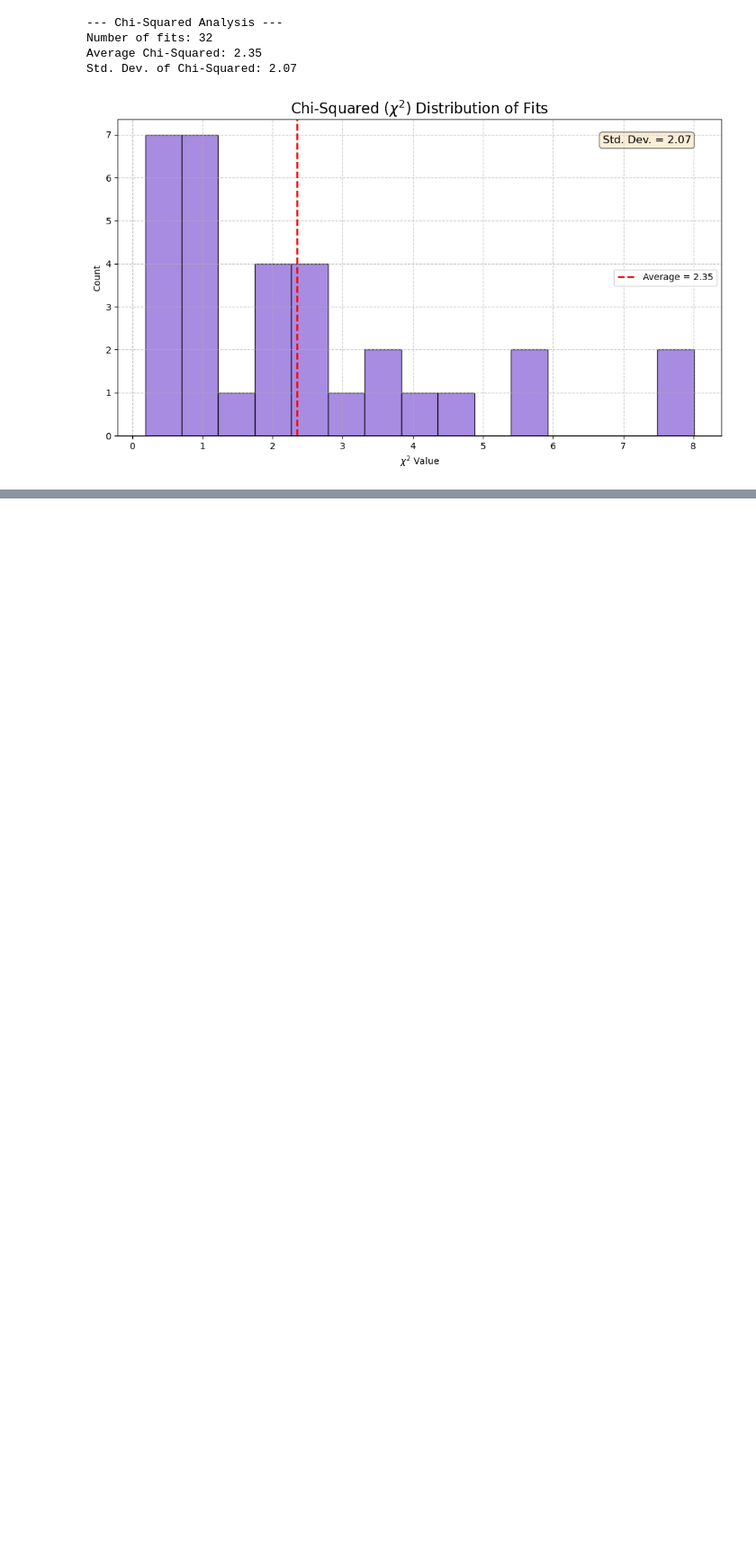
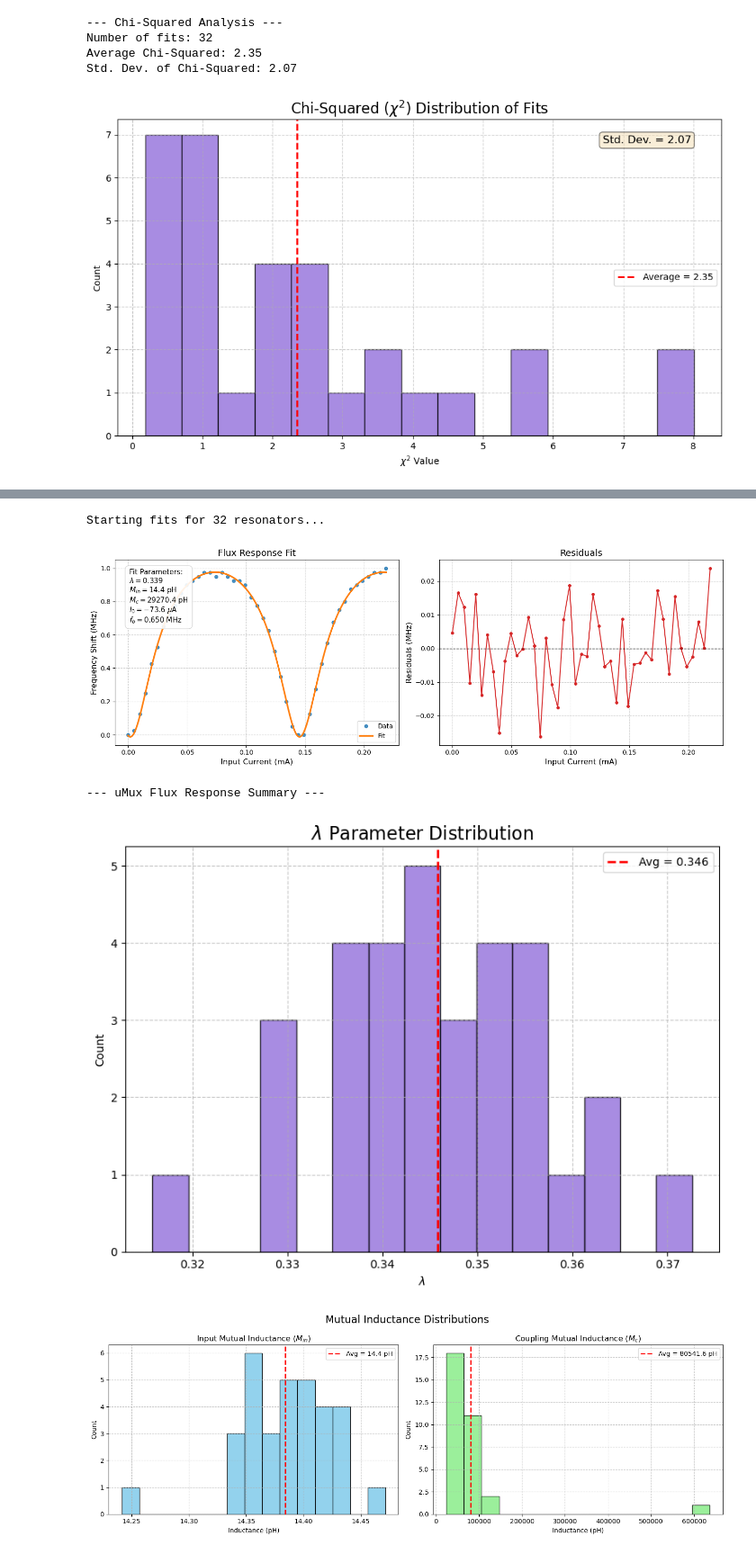
Before and after one commit to QTSF-Mines/Microwave-Multiplexing, a Jupyter notebook: resonator_fitting/NIST_resonators_Mines/NIST_umux.ipynb, the cells around one changed output, grey strips where cells are left out. Shown at 90% size. Saved outputs shown, nothing was run; the diff lists cells and outputs as text; code cells hidden in the pictures; blank space fills up the shorter version.

```diff
--- a/resonator_fitting/NIST_resonators_Mines/NIST_umux.ipynb
+++ b/resonator_fitting/NIST_resonators_Mines/NIST_umux.ipynb
@@ -187,0 +200,39 @@ Min = 1.4354760430553397e-11
+# %%
+# Assuming 'lf', 'ibias', and 'dfs' are already in your namespace
+# from your previous data loading cells.
+
+print(f"Starting fits for {len(dfs)} resonators...")
+
+# 1. Run the batch fitting and plotting routine
+I0fits, Minfits, Mcfits, fbfits, lambfits = fr.fit_all_flux_responses(
+    ibias=ibias,
+    freqs_2d=dfs,
+    lf=lf,
+    showplot=True,                   # Set to False if you just want to run the fits silently
+    filename='umux_flux',            # Base name for saved PDF/PNG plots
+    condensed_plots_ids=[0]          # Pass a list of indices (e.g., [0, 5, 10]) to see specific fits
+)
+
+print("\nFits complete. Saving data to disk...")
+
+# 2. Save the raw frequency response data
+np.savez('../../umux_modeling/LW_uMUX_src/source/data/measured_flux_response.npz',
+         ibias=ibias,
+         freqs=dfs)
+
+# 3. Save the extracted rf-SQUID parameters
+np.savez('../../umux_modeling/LW_uMUX_src/source/data/flux_response_params.npz',
+         ibias=ibias,
+         I0fits=I0fits,
+         Minfits=Minfits,
+         Mcfits=Mcfits,
+         fbfits=fbfits,
+         lambfits=lambfits)
+
+print("Data saved successfully.")
+# %% [output]
+Starting fits for 32 resonators...
+[figure, added]
+--- uMux Flux Response Summary ---
+[figure, added]
+[figure, added]
```
Also changed, not shown: parts of 5 cells of this notebook, 36 other files.
